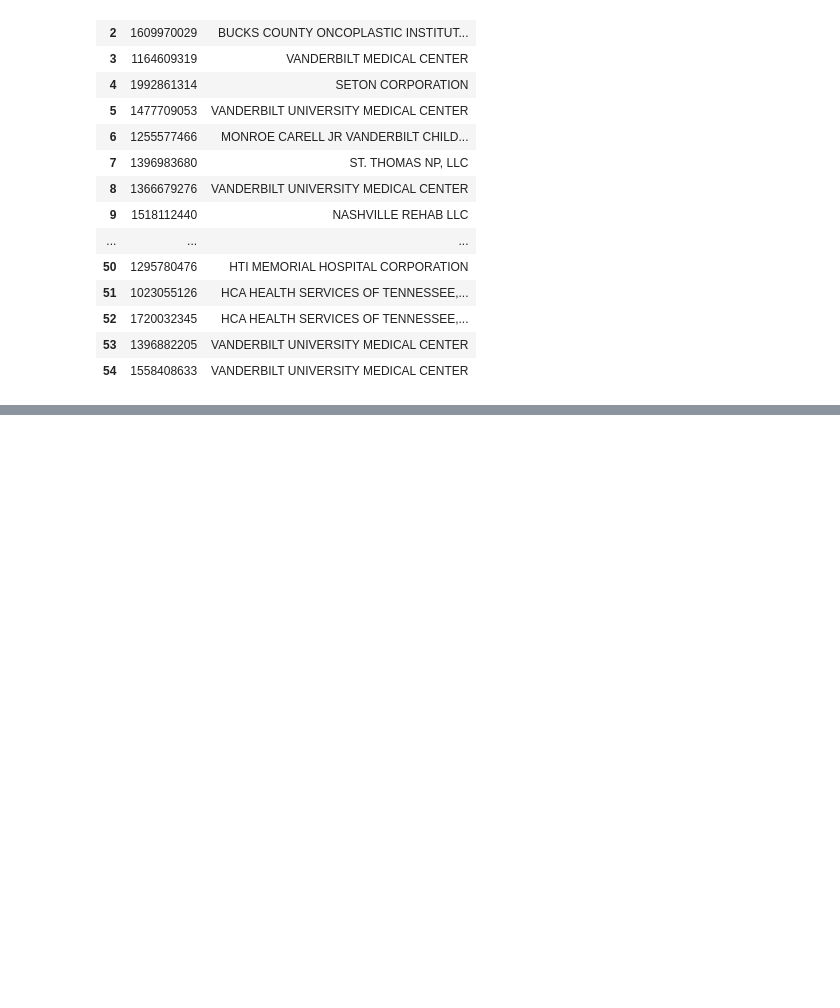
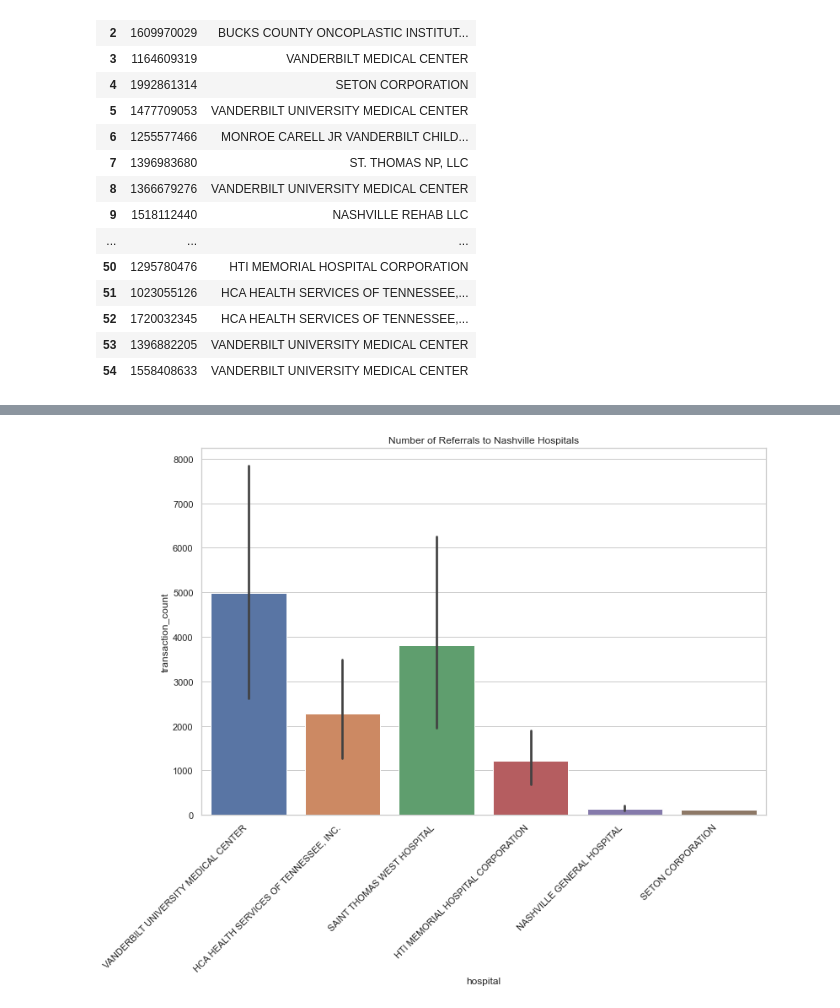
Before and after one commit to jmayf123/Hop_Teaming_Project, a Jupyter notebook: RM_floatingspirit.ipynb, the cells around one changed output, grey strips where cells are left out. Saved outputs shown, nothing was run; the diff lists cells and outputs as text; code cells hidden in the pictures; blank space fills up the shorter version.

```diff
--- a/RM_floatingspirit.ipynb
+++ b/RM_floatingspirit.ipynb
@@ -142,0 +265,9 @@ total_nashville
+# %%
+db = sqlite3.connect('hop_db.sqlite')
+
+db.execute('CREATE INDEX hop2_from_npi_idx ON hop_2(from_npi);')
+db.execute('CREATE INDEX hop2_to_npi_idx ON hop_2(to_npi);')
+db.execute('CREATE INDEX transact2_npi_idx ON hop_2(transaction_count);')
+db.execute('CREATE INDEX patient2_npi_idx ON hop_2(patient_count);')
+
+db.close()
@@ -142,0 +482,11 @@ total_nashville
+# %%
+sns.set(style="whitegrid")
+plt.figure(figsize=(12, 8))
+
+ax = sns.barplot(x="hospital", y="transaction_count", data=specialties)
+ax.set_xticklabels(ax.get_xticklabels(), rotation=45, ha="right")
+ax.set_title("Number of Referrals to Nashville Hospitals")
+
+plt.show()
+# %% [output]
+[figure, added]
```
Also changed, not shown: parts of 19 cells of this notebook.
